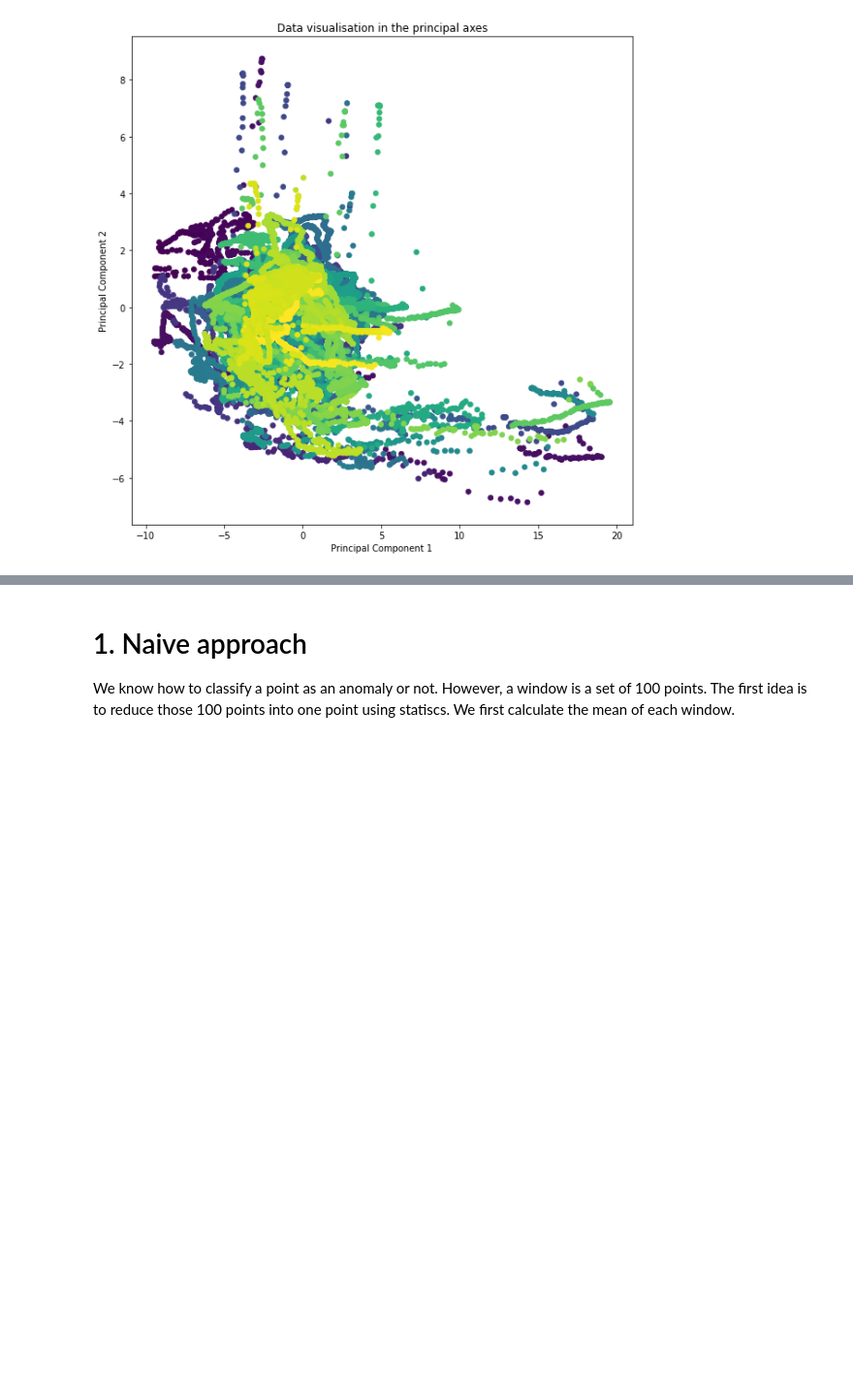
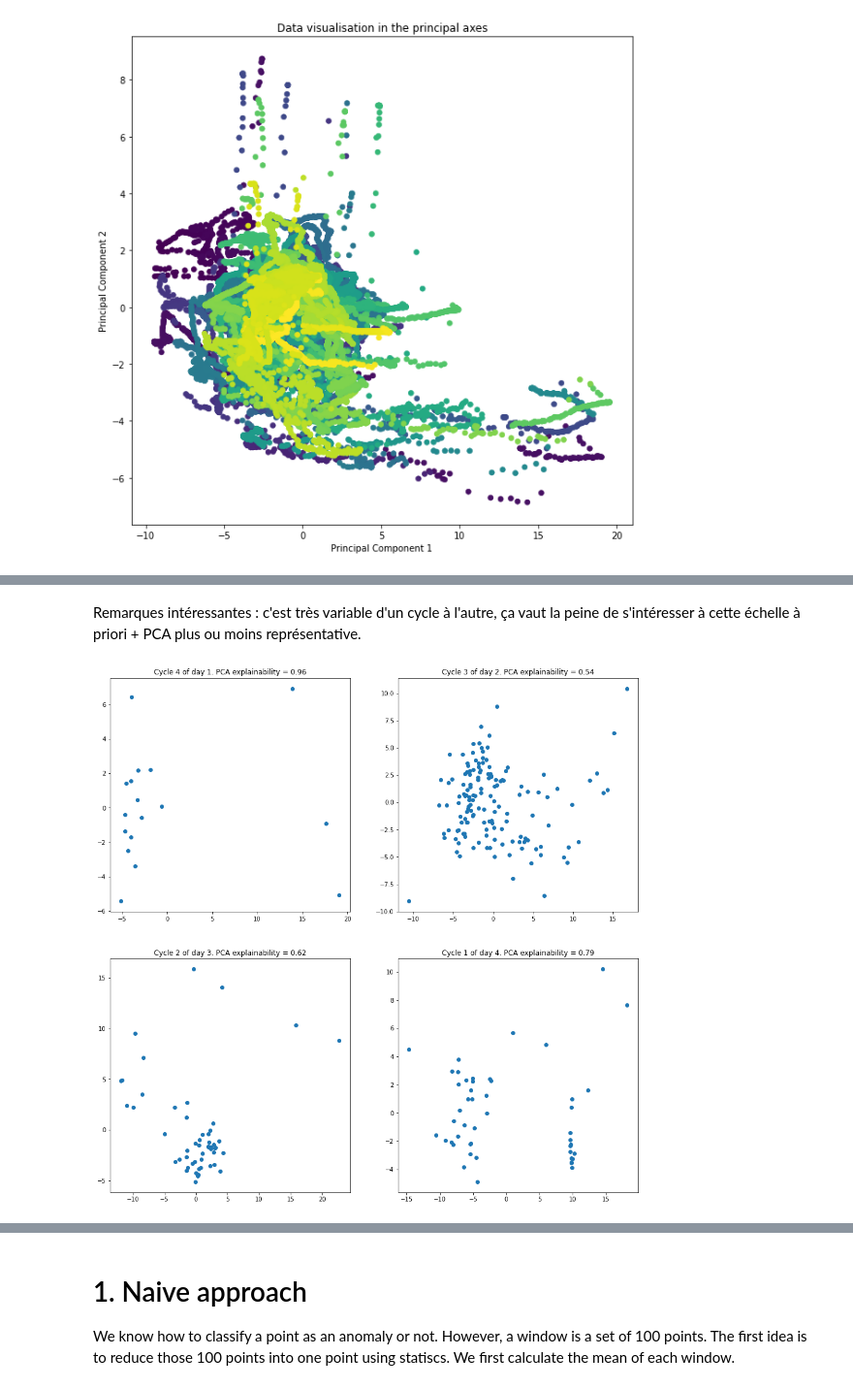
Before and after one commit to adechelette/machine-learning, a Jupyter notebook: 13 - Anomaly Detection/be_anomaly_detection.ipynb, the cells around one changed output, grey strips where cells are left out. Shown at 97% size. Cells and saved outputs as stored; diff of their text form; code cells hidden in the pictures; blank space fills up the shorter version.

```diff
--- a/13 - Anomaly Detection/be_anomaly_detection.ipynb
+++ b/13 - Anomaly Detection/be_anomaly_detection.ipynb
@@ -60,0 +99,2 @@ plot_pca(data_pca,"Data visualisation in the principal axes")
+# %% [markdown]
+Remarques intéressantes : c'est très variable d'un cycle à l'autre, ça vaut la peine de s'intéresser à cette échelle à priori + PCA plus ou moins représentative.
@@ -60,0 +107,32 @@ plot_pca(data_pca,"Data visualisation in the principal axes")
+# %%
+## Vizualisation for a given set of cycles and 1 point for 1 window
+
+data_splitted = data.copy()
+data_splitted[['day','cycle','window']] = data_splitted['day_cycle_window'].str.split(pat="_",expand=True)
+
+_, axes = plt.subplots(2, 2, figsize = (16,16))
+
+pca = PCA(n_components=2)
+
+for i in range(4):
+    day = i+1
+    cycle = 5 - (i+1)
+
+    data_pca = data_splitted[data_splitted['day'] == str(day)]
+    data_pca = data_pca[data_pca['cycle'] == str(cycle)]
+
+    data_pca = data_pca.groupby(['window']).agg(['median','mean','std','max','min',num_peaks])
+
+
+    data_pca = data_pca.drop('day_cycle_window',axis=1)
+    data_pca = data_pca.drop('day',axis=1)
+    data_pca = data_pca.drop('cycle',axis=1)
+
+    res = pca.fit_transform(data_pca)
+
+    PCA_score = np.sum(pca.explained_variance_ratio_)
+
+    axes[i//2, i%2].plot(res[:,0], res[:,1], 'o')
+    axes[i//2, i%2].set_title('Cycle ' + str(5-i-1) + ' of day ' + str(i+1) + '. PCA explainability = %0.2f' % PCA_score)
+# %% [output]
+[figure, added]
```
Also changed, not shown: parts of 26 cells of this notebook.
